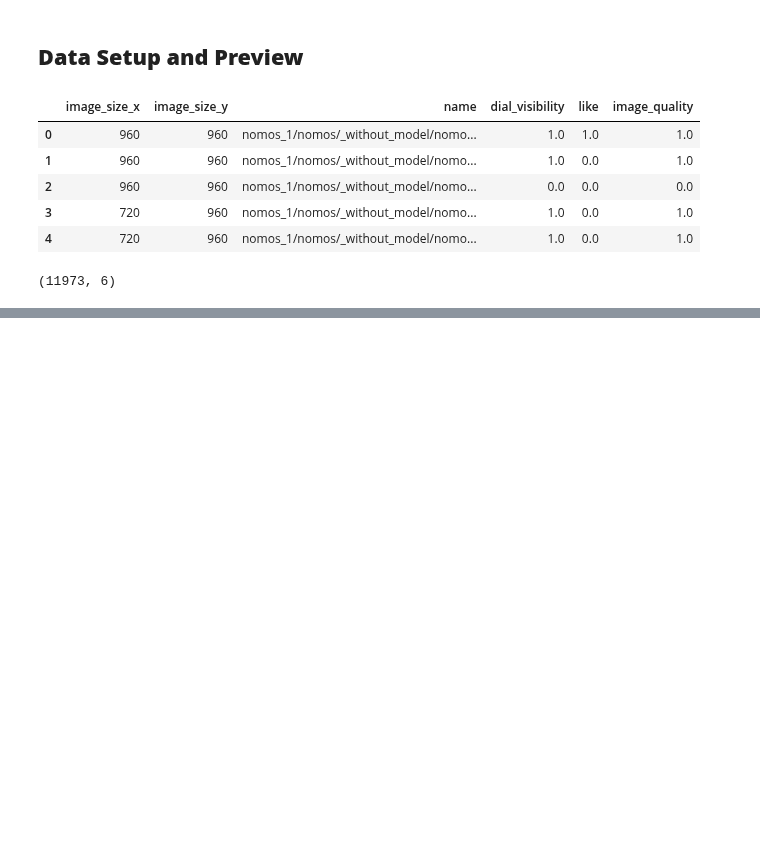
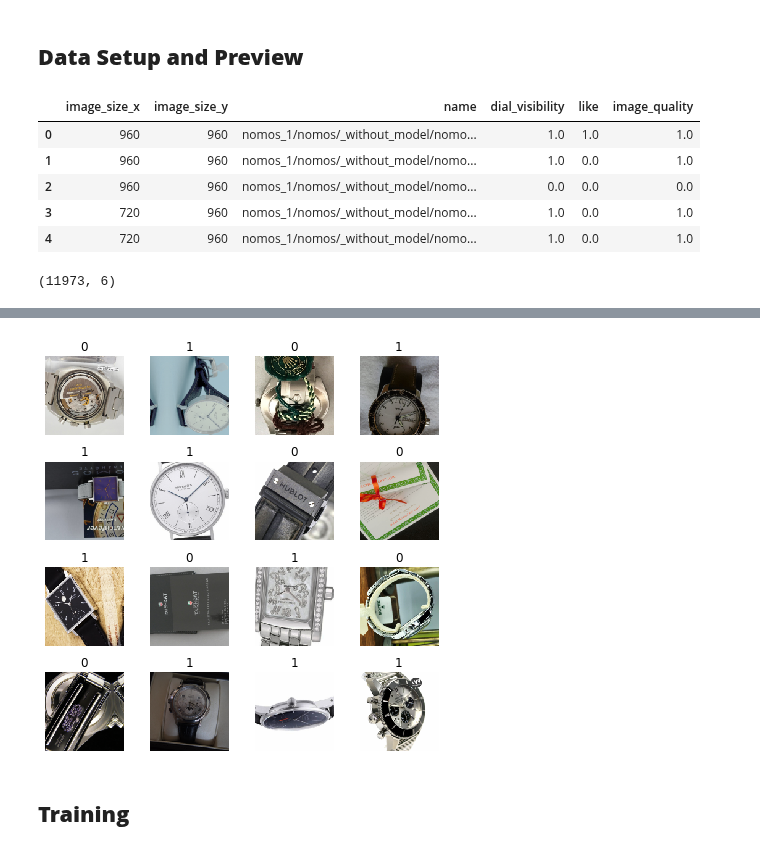
Before and after one commit to neronicolo/watch_bot, a Jupyter notebook: training/dial_visibility_classifier_2.ipynb, the cells around one changed output, grey strips where cells are left out. Saved outputs shown, nothing was run; the diff lists cells and outputs as text; code cells hidden in the pictures; blank space fills up the shorter version.

```diff
--- a/training/dial_visibility_classifier_2.ipynb
+++ b/training/dial_visibility_classifier_2.ipynb
@@ -68,0 +65,4 @@ xform =
+# %%
+df = df[['name', 'dial_visibility']]
+df = df.astype({'dial_visibility':'int'})
+df.dtypes
@@ -68,0 +73,12 @@ xform =
+# %%
+bs = 64
+image_size = 128
+xform = get_transforms(flip_vert=True, max_lighting=0.4, max_warp=0.1)
+# %%
+src = (ImageList.from_df(df, data_path)
+        .split_by_rand_pct()
+        .label_from_df())
+# %%
+data = (src.transform(tfms=xform, size=image_size)
+        .databunch(bs=bs)
+        .normalize(imagenet_stats))
@@ -68,0 +105,6 @@ xform =
+# %%
+data.show_batch(rows=4, figsize=(6,6))
+# %% [output]
+[figure, added]
+# %% [markdown]
+## **Training**
```
Also changed, not shown: parts of 9 cells of this notebook.
